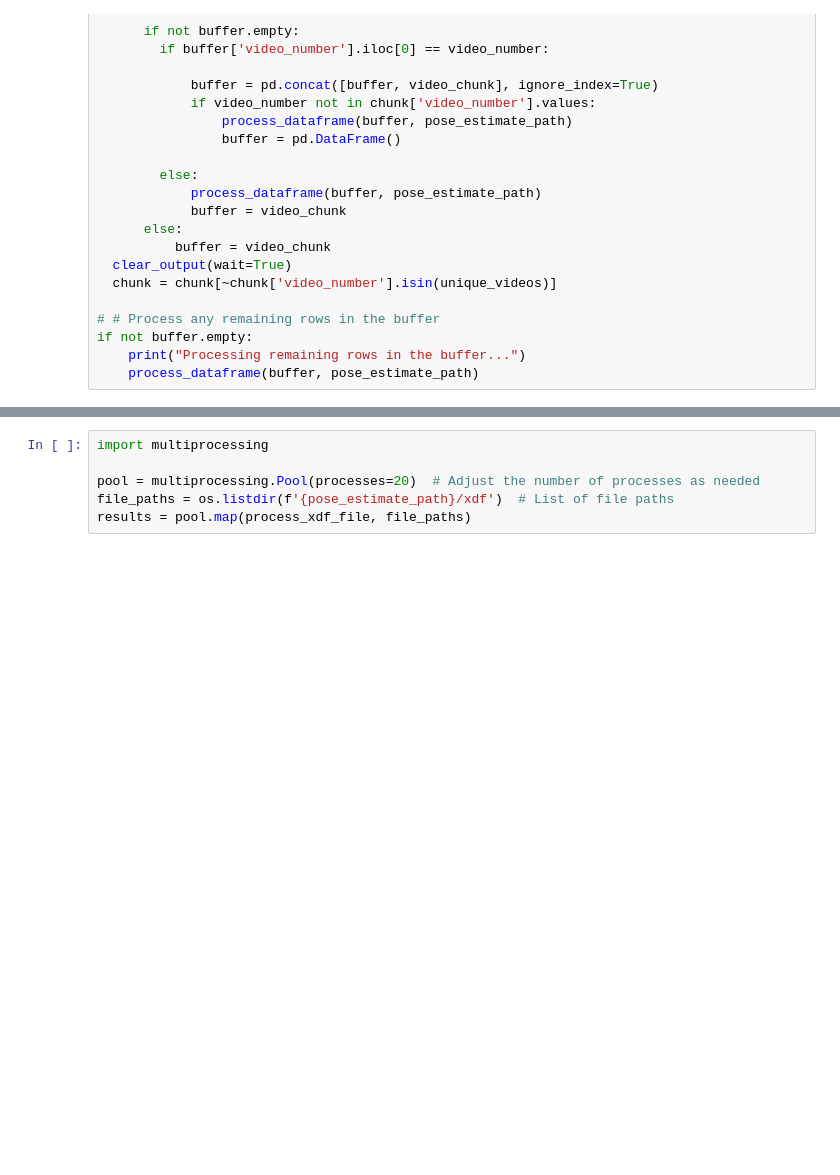
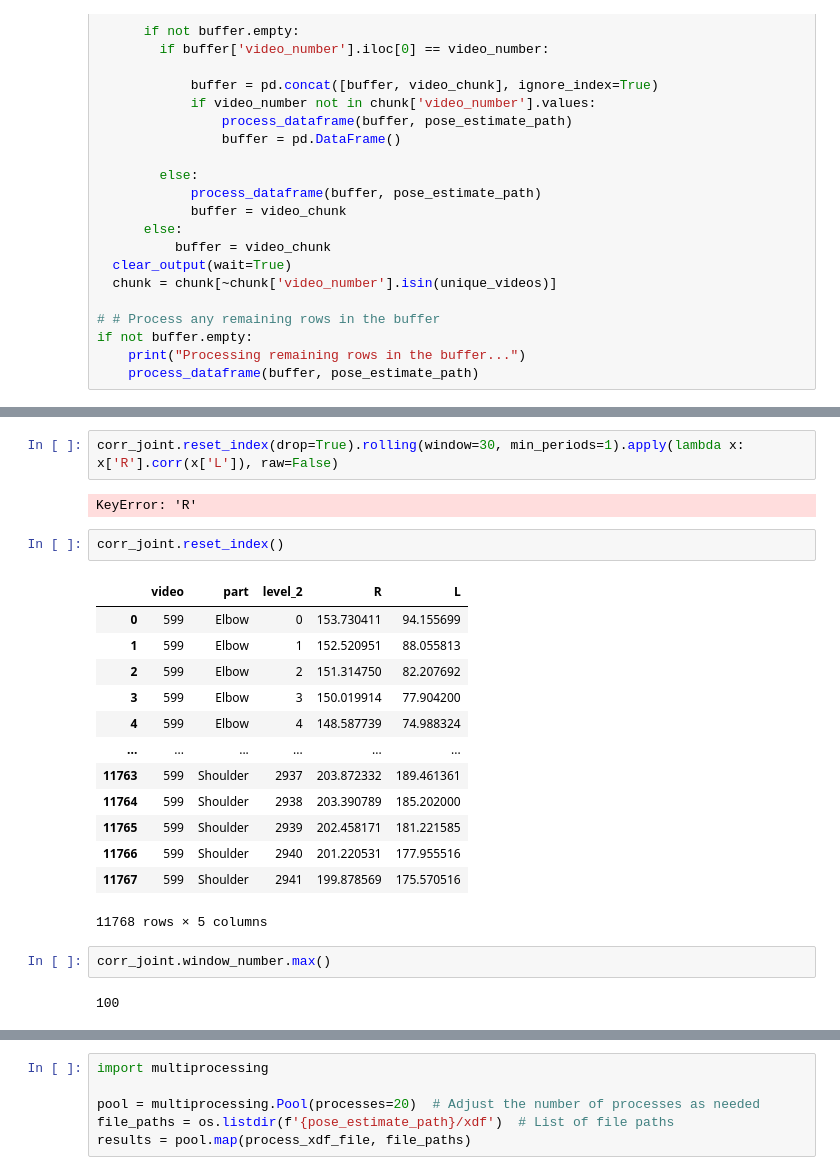
Before and after one commit to quietscientist/gma_score_prediction_from_video, a Jupyter notebook: 1_ProcessDetections.ipynb, the cells around one changed output, grey strips where cells are left out. Cells and saved outputs as stored; diff of their text form; blank space fills up the shorter version.

```diff
--- a/1_ProcessDetections.ipynb
+++ b/1_ProcessDetections.ipynb
@@ -395,0 +450,24 @@ def process_xdf_file(file):
+# %%
+corr_joint.reset_index(drop=True).rolling(window=30, min_periods=1).apply(lambda x: x['R'].corr(x['L']), raw=False)
+# %% [output]
+KeyError: 'R'
+# %%
+corr_joint.reset_index()
+# %% [output]
+|  | video | part | level_2 | R | L |
+| 0 | 599 | Elbow | 0 | 153.730411 | 94.155699 |
+| 1 | 599 | Elbow | 1 | 152.520951 | 88.055813 |
+| 2 | 599 | Elbow | 2 | 151.314750 | 82.207692 |
+| 3 | 599 | Elbow | 3 | 150.019914 | 77.904200 |
+| 4 | 599 | Elbow | 4 | 148.587739 | 74.988324 |
+| ... | ... | ... | ... | ... | ... |
+| 11763 | 599 | Shoulder | 2937 | 203.872332 | 189.461361 |
+| 11764 | 599 | Shoulder | 2938 | 203.390789 | 185.202000 |
+| 11765 | 599 | Shoulder | 2939 | 202.458171 | 181.221585 |
+| 11766 | 599 | Shoulder | 2940 | 201.220531 | 177.955516 |
+| 11767 | 599 | Shoulder | 2941 | 199.878569 | 175.570516 |
+11768 rows × 5 columns
+# %%
+corr_joint.window_number.max()
+# %% [output]
+100
```
Also changed, not shown: parts of 8 cells of this notebook.
